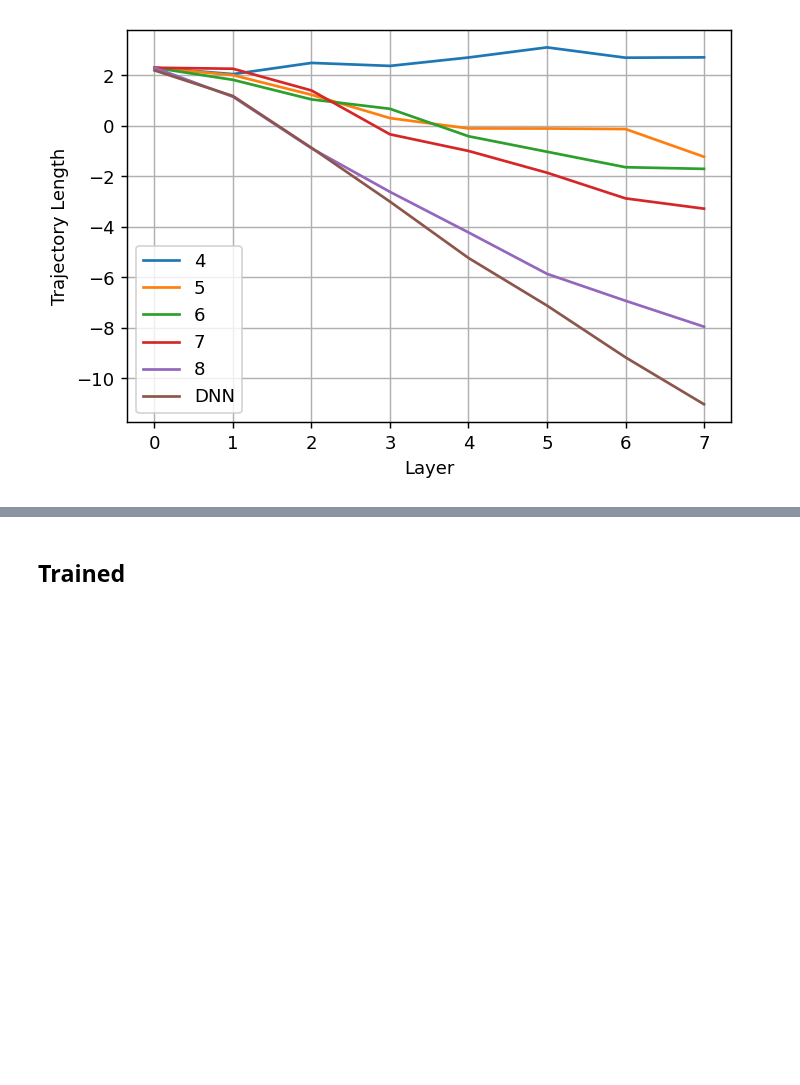
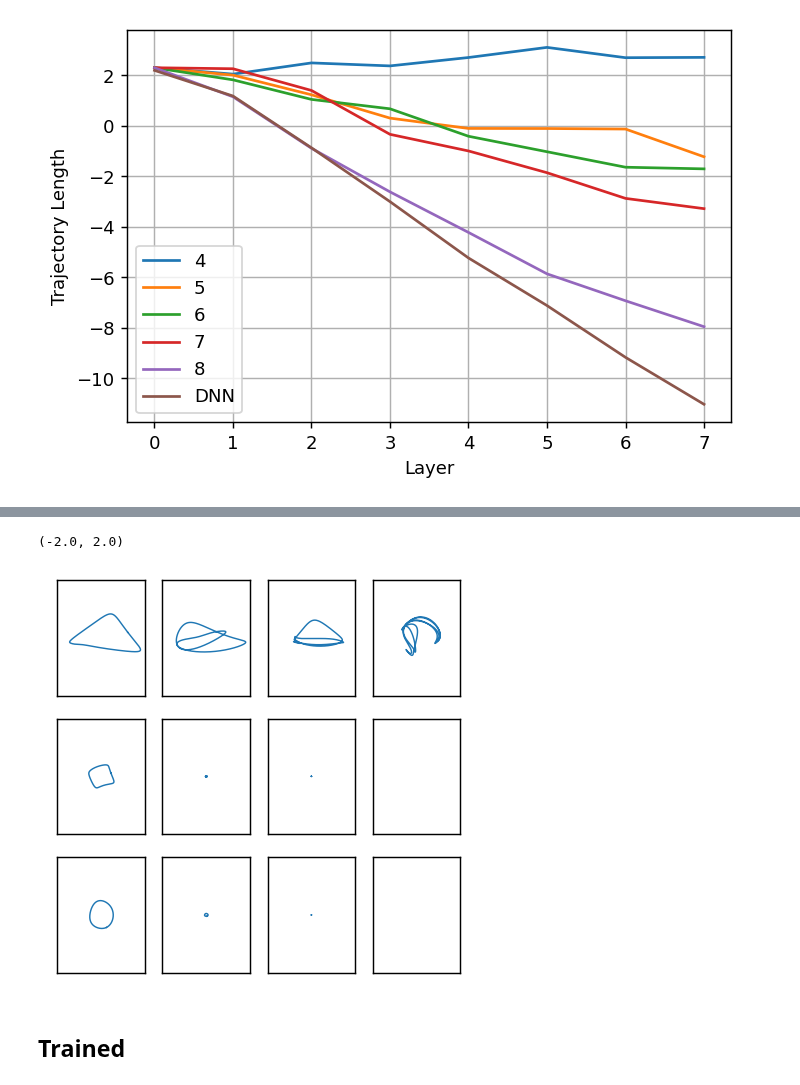
Before and after one commit to KristianWold/Master-Thesis, a Jupyter notebook: notebooks/analysis/Expressivity and Stability.ipynb, the cells around one changed output, grey strips where cells are left out. Saved outputs shown, nothing was run; the diff lists cells and outputs as text; code cells hidden in the pictures; blank space fills up the shorter version.

Commit message:
Add TL figures

```diff
--- a/notebooks/analysis/Expressivity and Stability.ipynb
+++ b/notebooks/analysis/Expressivity and Stability.ipynb
@@ -90,3 +49,60 @@ plot_trajectory(x_proj3[7], [-3,3], "TL_proj_12.pdf")
+# %%
+x_proj1 = tl1.trajectory_projection
+x_proj2 = tl5.trajectory_projection
+x_proj3 = tl_dnn.trajectory_projection
+
+fig, axes = plt.subplots(3, 4, figsize=(4,4), dpi = 130, facecolor='w', edgecolor='k')
+for ax1 in axes:
+    for ax2 in ax1:
+        ax2.set_xticks([])
+        ax2.set_yticks([])
+
+lim = [-2,2]
+
+axes[0,0].plot(x_proj1[1][:,0], x_proj1[1][:,1], linewidth=0.8)
+axes[0,0].set_xlim(lim); axes[0,0].set_ylim(lim)
+
+axes[0,1].plot(x_proj1[2][:,0], x_proj1[2][:,1], linewidth=0.8)
+axes[0,1].set_xlim(lim); axes[0,1].set_ylim(lim)
+
+axes[0,2].plot(x_proj1[3][:,0], x_proj1[3][:,1], linewidth=0.8)
+axes[0,2].set_xlim(lim); axes[0,2].set_ylim(lim)
+
+axes[0,3].plot(x_proj1[7][:,0], x_proj1[7][:,1], linewidth=0.8)
+axes[0,3].set_xlim(lim); axes[0,3].set_ylim(lim)
+
+
+
+axes[1,0].plot(x_proj2[1][:,0], x_proj2[1][:,1], linewidth=0.8)
+axes[1,0].set_xlim(lim); axes[1,0].set_ylim(lim)
+
+axes[1,1].plot(x_proj2[2][:,0], x_proj2[2][:,1], linewidth=0.8)
+axes[1,1].set_xlim(lim); axes[1,1].set_ylim(lim)
+
+axes[1,2].plot(x_proj2[3][:,0], x_proj2[3][:,1], linewidth=0.8)
+axes[1,2].set_xlim(lim); axes[1,2].set_ylim(lim)
+
+axes[1,3].plot(x_proj2[7][:,0], x_proj2[7][:,1], linewidth=0.8)
+axes[1,3].set_xlim(lim); axes[1,3].set_ylim(lim)
+
+
+axes[2,0].plot(x_proj3[1][:,0], x_proj3[1][:,1], linewidth=0.8)
+axes[2,0].set_xlim(lim); axes[2,0].set_ylim(lim)
+
+axes[2,1].plot(x_proj3[2][:,0], x_proj3[2][:,1], linewidth=0.8)
+axes[2,1].set_xlim(lim); axes[2,1].set_ylim(lim)
+
+axes[2,2].plot(x_proj3[3][:,0], x_proj3[3][:,1], linewidth=0.8)
+axes[2,2].set_xlim(lim); axes[2,2].set_ylim(lim)
+
+axes[2,3].plot(x_proj3[7][:,0], x_proj3[7][:,1], linewidth=0.8)
+axes[2,3].set_xlim(lim); axes[2,3].set_ylim(lim)
+
+fig.savefig(image_path("TL_untrained_projection.pdf"), bbox_inches='tight')
+plt.show()
+# %% [output]
+(-2.0, 2.0)
+[figure, added]
 # %% [markdown]
 ## Trained
 # %%
```
Also changed, not shown: parts of 2 cells of this notebook, 2 other files.
